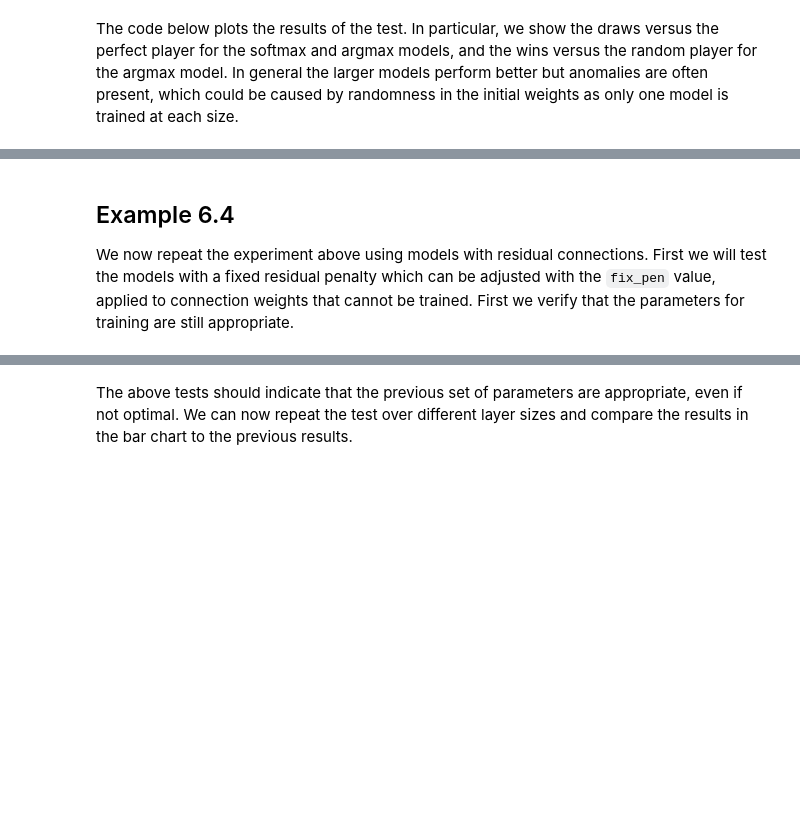
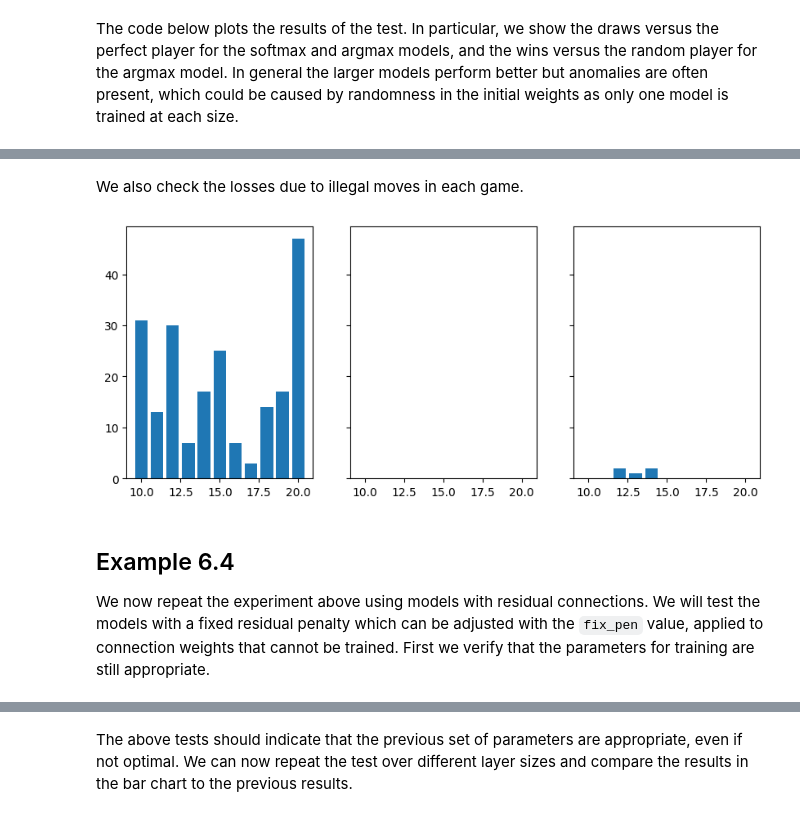
Before and after one commit to HectorLeitch/mas6041, a Jupyter notebook: try_ox.ipynb, the cells around one changed output, grey strips where cells are left out. Cells and saved outputs as stored; diff of their text form; code cells hidden in the pictures; blank space fills up the shorter version.

```diff
--- a/try_ox.ipynb
+++ b/try_ox.ipynb
@@ -160,7 +124,22 @@ plt.show()
+# %% [markdown]
+We also check the losses due to illegal moves in each game.
+# %%
+df['illegals_softmax'] = [r[0][3] for r in df['results']]
+df['illegals_argmax'] = [r[1][3] for r in df['results']]
+df['illegals_rand'] = [r[2][3] for r in df['results']]
+
+fig, ax = plt.subplots(1, 3, sharex='col', sharey='row', figsize=(10, 4))
+
+ax[0].bar(df['size'], df['illegals_softmax'])
+ax[1].bar(df['size'], df['illegals_argmax'])
+ax[2].bar(df['size'], df['illegals_rand'])
+plt.show()
+# %% [output]
+[figure, added]
 # %% [markdown]
 ## Example 6.4
 
-We now repeat the experiment above using models with residual connections. First we will test the models with a fixed residual penalty which can be adjusted with the `fix_pen` value, applied to connection weights that cannot be trained. First we verify that the parameters for training are still appropriate.
+We now repeat the experiment above using models with residual connections. We will test the models with a fixed residual penalty which can be adjusted with the `fix_pen` value, applied to connection weights that cannot be trained. First we verify that the parameters for training are still appropriate.
 # %%
 r = 0.002
 epochs = 1000
```
Also changed, not shown: parts of 32 cells of this notebook, 7 other files.
